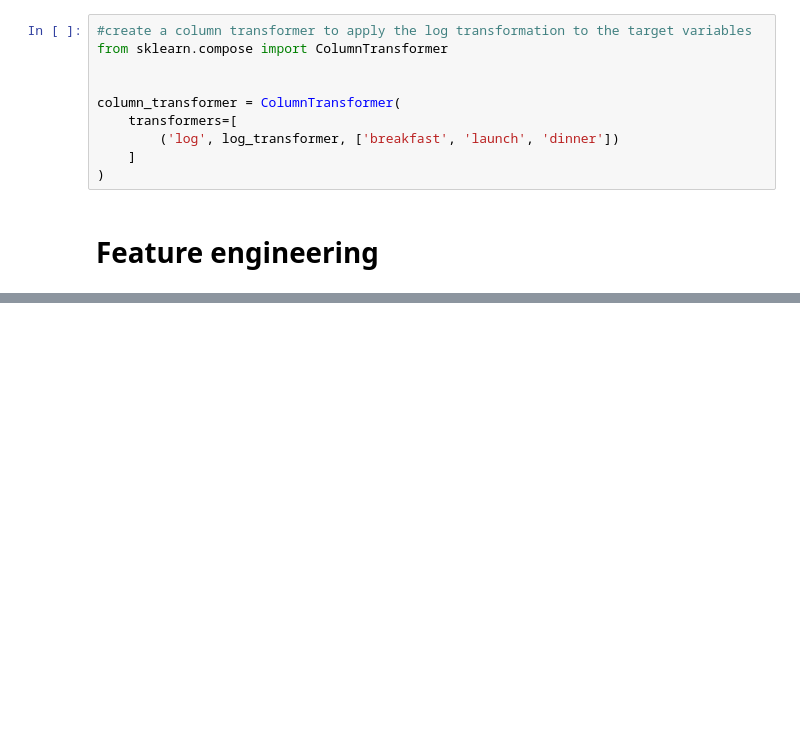
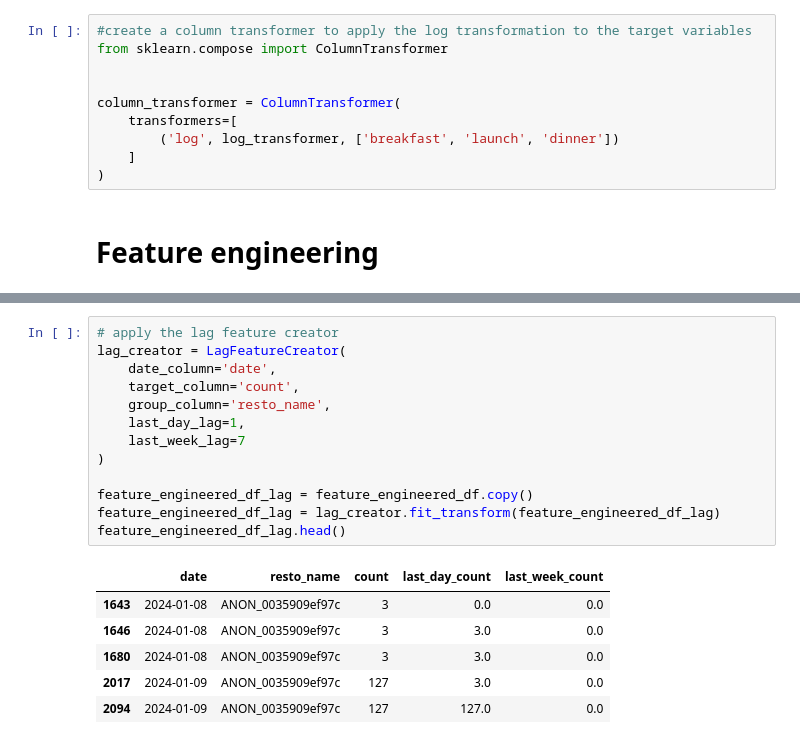
Before and after one commit to aziziabdallahesmail-ensia/IntelliCanteen, a Jupyter notebook: intellicanteen/notebooks/preprocessing and feature engineering.ipynb, the cells around one changed output, grey strips where cells are left out. Cells and saved outputs as stored; diff of their text form; blank space fills up the shorter version.

```diff
--- a/intellicanteen/notebooks/preprocessing and feature engineering.ipynb
+++ b/intellicanteen/notebooks/preprocessing and feature engineering.ipynb
@@ -205,0 +379,20 @@ column_transformer = ColumnTransformer(
+# %%
+# apply the lag feature creator
+lag_creator = LagFeatureCreator(
+    date_column='date',
+    target_column='count',
+    group_column='resto_name',
+    last_day_lag=1,
+    last_week_lag=7
+)
+
+feature_engineered_df_lag = feature_engineered_df.copy()
+feature_engineered_df_lag = lag_creator.fit_transform(feature_engineered_df_lag)
+feature_engineered_df_lag.head()
+# %% [output]
+|  | date | resto_name | count | last_day_count | last_week_count |
+| 1643 | 2024-01-08 | ANON_0035909ef97c | 3 | 0.0 | 0.0 |
+| 1646 | 2024-01-08 | ANON_0035909ef97c | 3 | 3.0 | 0.0 |
+| 1680 | 2024-01-08 | ANON_0035909ef97c | 3 | 3.0 | 0.0 |
+| 2017 | 2024-01-09 | ANON_0035909ef97c | 127 | 3.0 | 0.0 |
+| 2094 | 2024-01-09 | ANON_0035909ef97c | 127 | 127.0 | 0.0 |
```
Also changed, not shown: parts of 15 cells of this notebook.
